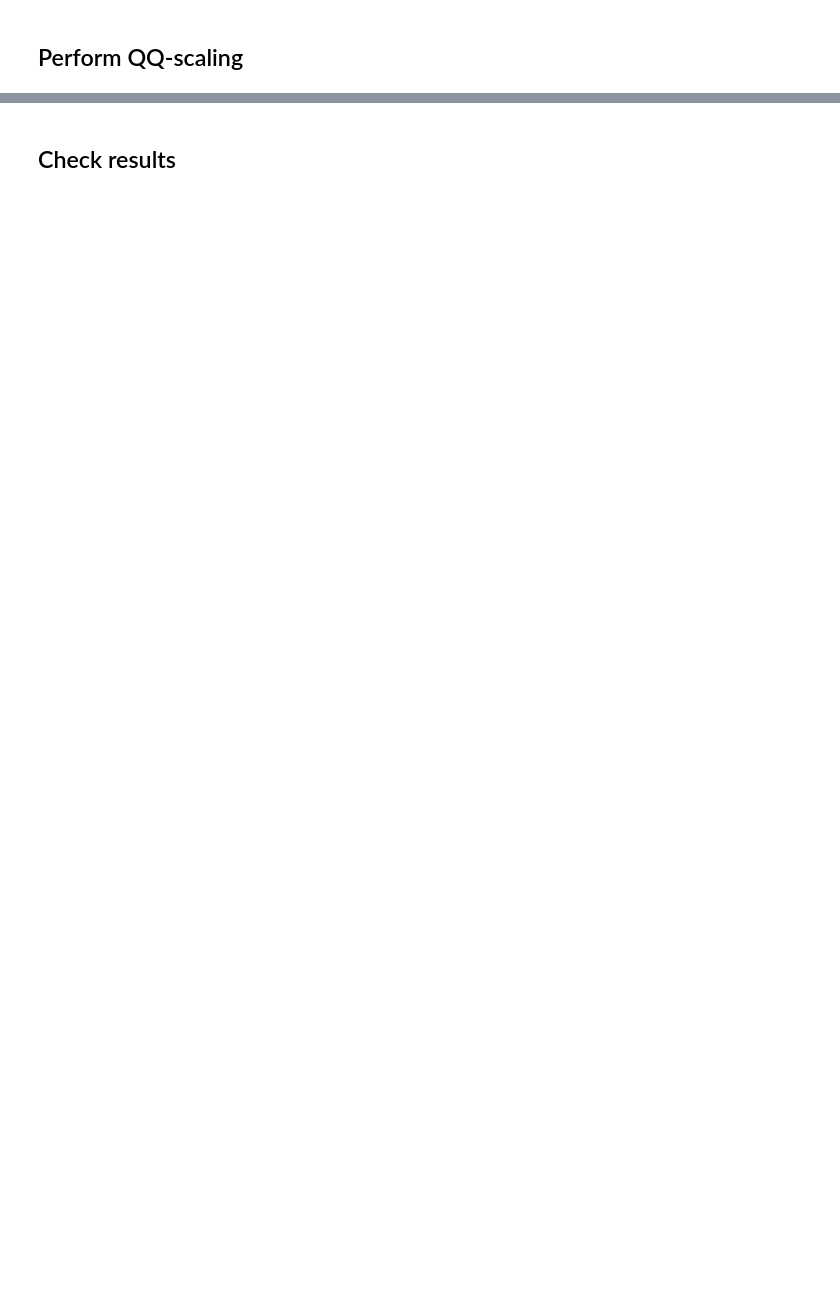
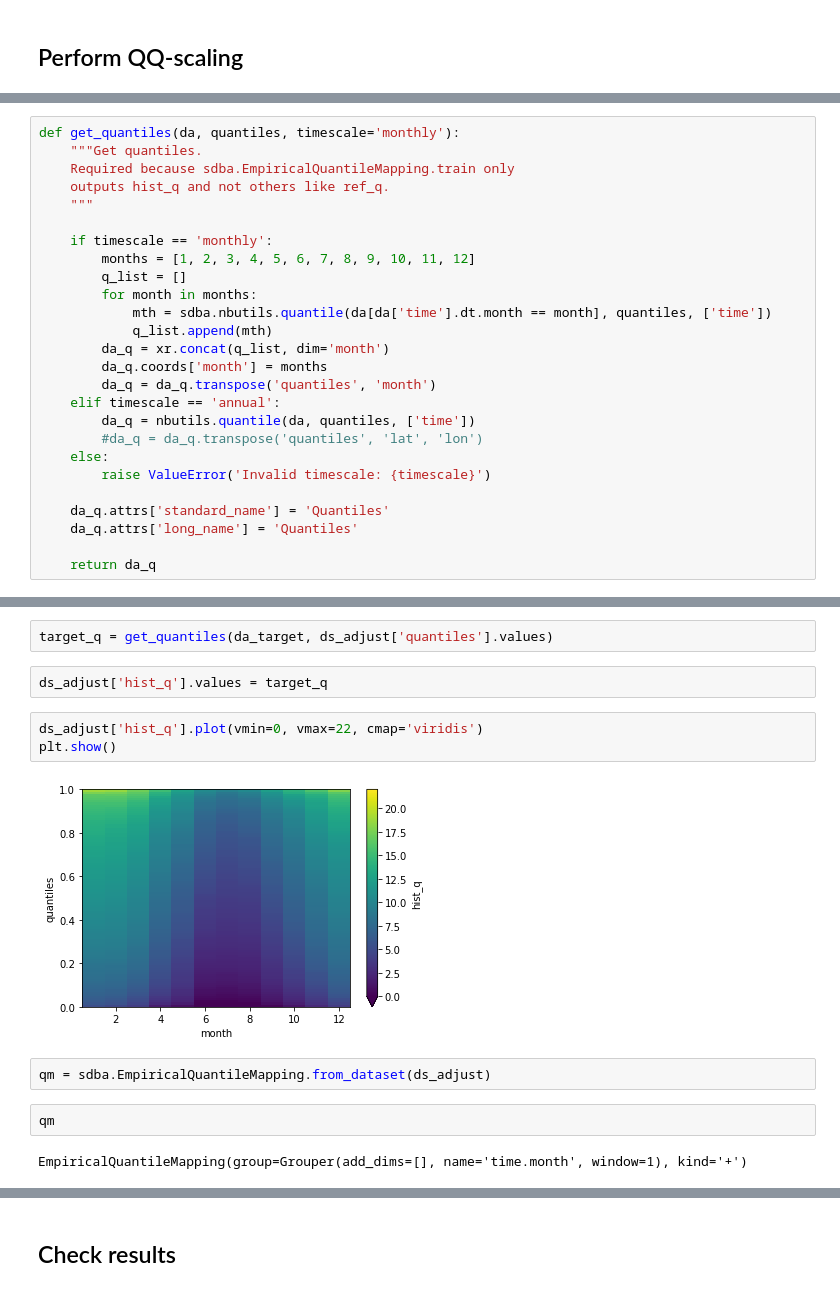
Before and after one commit to AusClimateService/qqscale, a Jupyter notebook: example_validation/tasmin-basic-check.ipynb, the cells around one changed output, grey strips where cells are left out. Cells and saved outputs as stored; diff of their text form; blank space fills up the shorter version.

```diff
--- a/example_validation/tasmin-basic-check.ipynb
+++ b/example_validation/tasmin-basic-check.ipynb
@@ -190,0 +157,26 @@ da_qq = QM.adjust(da_target, extrapolation="constant", interp="nearest")
+# %%
+def get_quantiles(da, quantiles, timescale='monthly'):
+    """Get quantiles.
+    Required because sdba.EmpiricalQuantileMapping.train only
+    outputs hist_q and not others like ref_q.
+    """
+
+    if timescale == 'monthly':
+        months = [1, 2, 3, 4, 5, 6, 7, 8, 9, 10, 11, 12]
+        q_list = []
+        for month in months:
+            mth = sdba.nbutils.quantile(da[da['time'].dt.month == month], quantiles, ['time'])
+            q_list.append(mth)
+        da_q = xr.concat(q_list, dim='month')
+        da_q.coords['month'] = months
+        da_q = da_q.transpose('quantiles', 'month')
+    elif timescale == 'annual':
+        da_q = nbutils.quantile(da, quantiles, ['time'])
+        #da_q = da_q.transpose('quantiles', 'lat', 'lon')
+    else:
+        raise ValueError('Invalid timescale: {timescale}')
+
+    da_q.attrs['standard_name'] = 'Quantiles'
+    da_q.attrs['long_name'] = 'Quantiles'
+
+    return da_q
@@ -190,0 +188,15 @@ da_qq = QM.adjust(da_target, extrapolation="constant", interp="nearest")
+# %%
+target_q = get_quantiles(da_target, ds_adjust['quantiles'].values)
+# %%
+ds_adjust['hist_q'].values = target_q
+# %%
+ds_adjust['hist_q'].plot(vmin=0, vmax=22, cmap='viridis')
+plt.show()
+# %% [output]
+[figure, added]
+# %%
+qm = sdba.EmpiricalQuantileMapping.from_dataset(ds_adjust)
+# %%
+qm
+# %% [output]
+EmpiricalQuantileMapping(group=Grouper(add_dims=[], name='time.month', window=1), kind='+')
```
Also changed, not shown: parts of 30 cells of this notebook.
